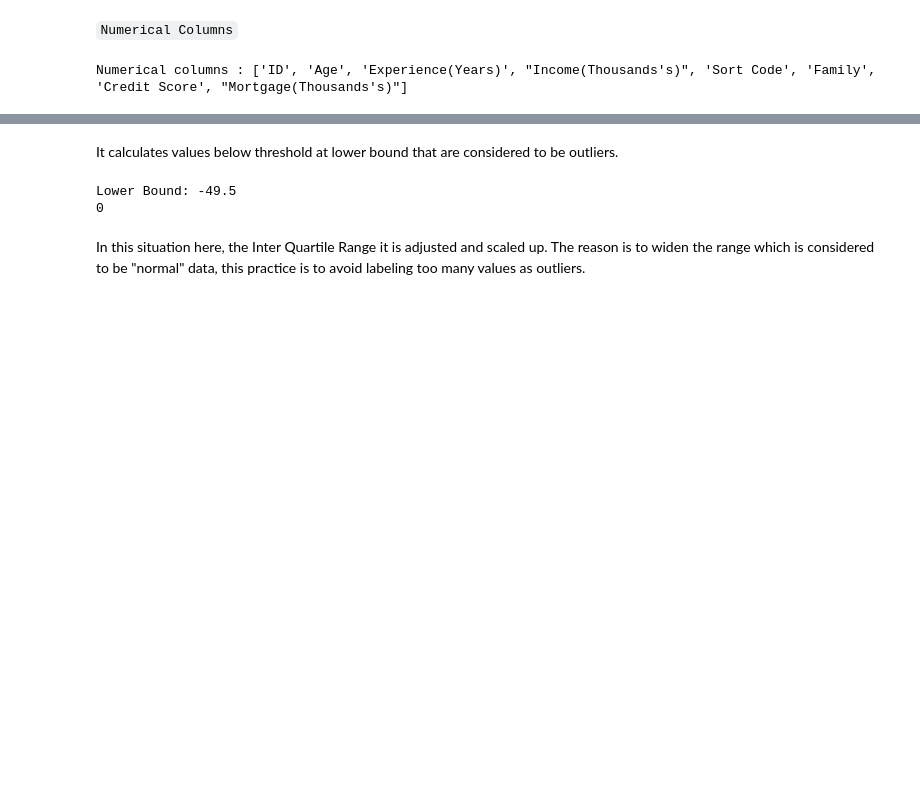
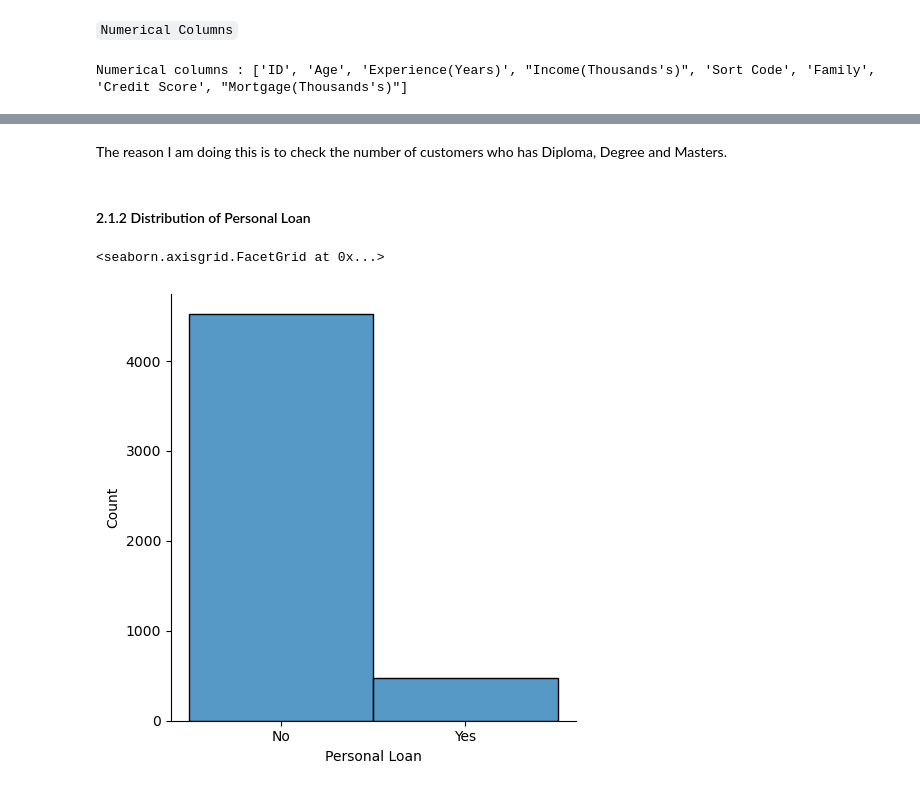
Before and after one commit to mariosantos2023410/MarioSantos_ML_CA2, a Jupyter notebook: MarioSantos_ML_CA2.ipynb, the cells around one changed output, grey strips where cells are left out. Drawn from its saved outputs; the diff is of its cells as text; code cells hidden in the pictures; blank space fills up the shorter version.

```diff
--- a/MarioSantos_ML_CA2.ipynb
+++ b/MarioSantos_ML_CA2.ipynb
@@ -214,12 +192,9 @@ Upper Bound: 186.5
-# %% [markdown]
-It calculates values below threshold at lower bound that are considered to be outliers.
-# %%
-lower = Q1-1.5*IQR
-lower_array = np.array(df["Income(Thousands's)"] <= lower)
-print("Lower Bound:", lower)
-print(lower_array.sum())
-# %% [output]
-Lower Bound: -49.5
-0
-# %% [markdown]
-In this situation here, the Inter Quartile Range it is adjusted and scaled up. The reason is to widen the range which is considered to be "normal" data, this practice is to avoid labeling too many values as outliers.
+# %% [markdown]
+The reason I am doing this is to check the number of customers who has Diploma, Degree and Masters.
+# %% [markdown]
+#### 2.1.2 Distribution of Personal Loan
+# %%
+sns.displot(x='Personal Loan', data=df)
+# %% [output]
+<seaborn.axisgrid.FacetGrid at 0x...>
+[figure, added]
```
Also changed, not shown: parts of 46 cells of this notebook.
